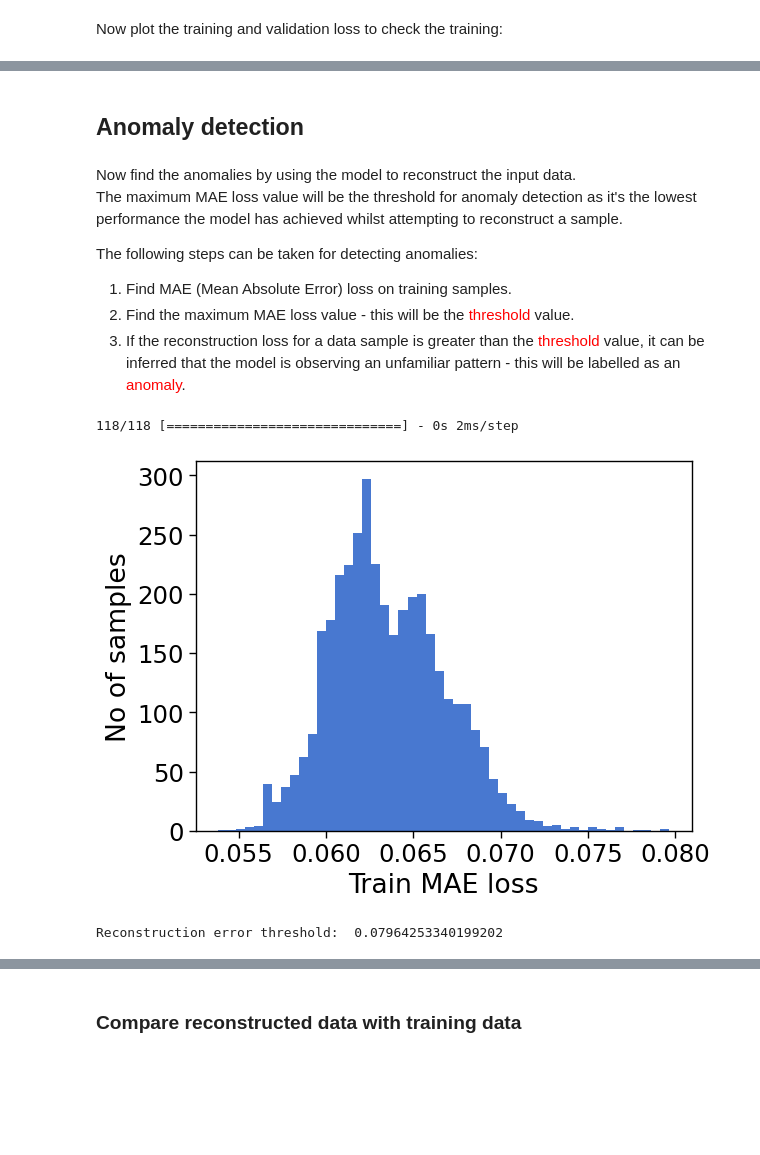
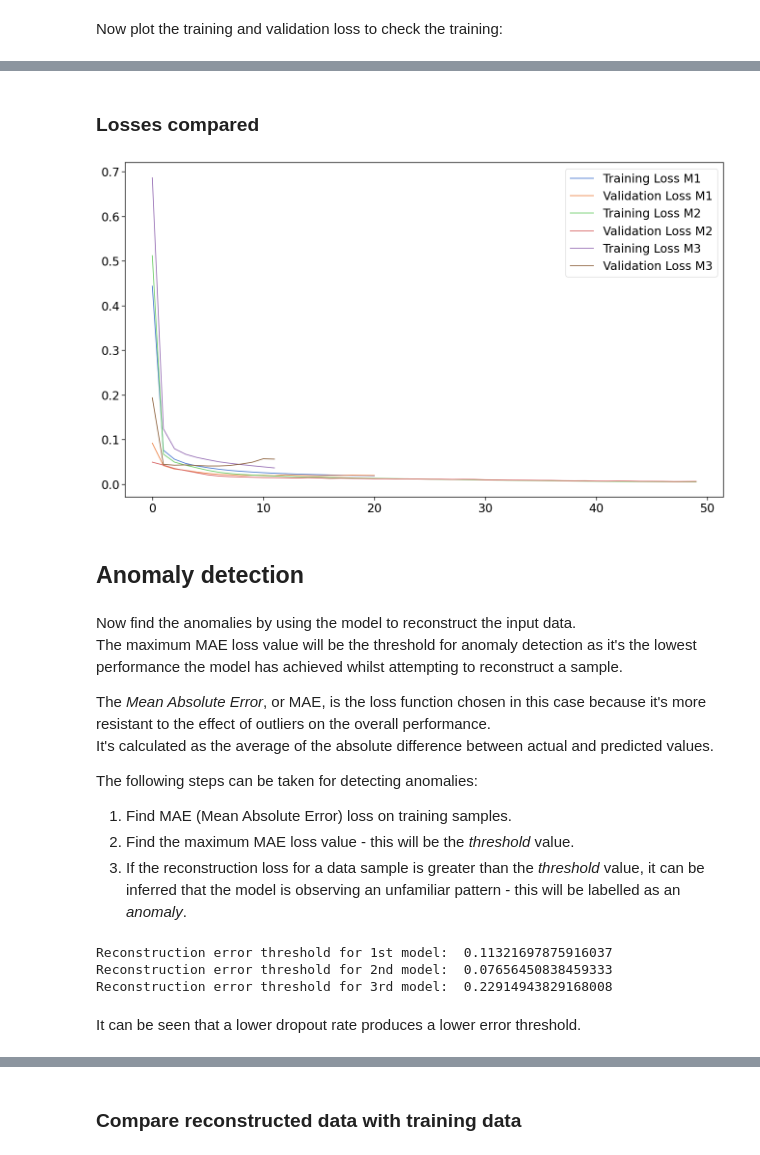
Before and after one commit to fabiofabrizi/ML-and-Stats-Portfolio, a Jupyter notebook: project/Keras Project.ipynb, the cells around one changed output, grey strips where cells are left out. Drawn from its saved outputs; the diff is of its cells as text; code cells hidden in the pictures; blank space fills up the shorter version.

Commit message:
Added models with different dropout rates

```diff
--- a/project/Keras Project.ipynb
+++ b/project/Keras Project.ipynb
@@ -955,0 +1012,11 @@ plt.show()
+# %%
+history2 = model2.fit(
+    x_train,
+    x_train,
+    epochs=50,
+    batch_size=128,
+    validation_split=0.1,
+    callbacks=[
+        keras.callbacks.EarlyStopping(monitor="val_loss", patience=5, mode="min")
+    ],
+)
@@ -956,10 +1123,28 @@ plt.show()
+# %% [markdown]
+### Losses compared
+# %%
+fig, ax = plt.subplots(figsize=(16,9))
+sns.color_palette("magma")
+sns.lineplot(history.history["loss"], label="Training Loss M1")
+sns.lineplot(history.history["val_loss"], label="Validation Loss M1")
+sns.lineplot(history2.history["loss"], label="Training Loss M2")
+sns.lineplot(history2.history["val_loss"], label="Validation Loss M2")
+sns.lineplot(history3.history["loss"], label="Training Loss M3")
+sns.lineplot(history3.history["val_loss"], label="Validation Loss M3")
+plt.legend()
+plt.show()
+# %% [output]
+[figure, added]
 # %% [markdown]
 ## Anomaly detection
 # %% [markdown]
 Now find the anomalies by using the model to reconstruct the input data.<br>
-The maximum MAE loss value will be the threshold for anomaly detection as it's the lowest performance the model has achieved whilst attempting to reconstruct a sample.
+The maximum MAE loss value will be the threshold for anomaly detection as it's the lowest performance the model has achieved whilst attempting to reconstruct a sample.<br>
+
+The *Mean Absolute Error*, or MAE, is the loss function chosen in this case because it's more resistant to the effect of outliers on the overall performance.<br>
+It's calculated as the average of the absolute difference between actual and predicted values.
 
 The following steps can be taken for detecting anomalies:
 1. Find MAE (Mean Absolute Error) loss on training samples.
-2. Find the maximum MAE loss value - this will be the <span style="color:red">threshold</span> value.
-3. If the reconstruction loss for a data sample is greater than the <span style="color:red">threshold</span> value, it can be inferred that the model is observing an unfamiliar pattern - this will be labelled as an <span style="color:red">anomaly</span>.
+2. Find the maximum MAE loss value - this will be the *threshold* value.
+3. If the reconstruction loss for a data sample is greater than the *threshold* value, it can be inferred that the model is observing an unfamiliar pattern - this will be labelled as an *anomaly*.
@@ -966,17 +1165,20 @@ The following steps can be taken for detecting anomalies:
 # %%
-# Get train MAE loss.
-x_train_pred = model.predict(x_train)
-train_mae_loss = np.mean(np.abs(x_train_pred - x_train), axis=1)
-
-plt.hist(train_mae_loss, bins=50)
-plt.xlabel("Train MAE loss")
-plt.ylabel("No of samples")
-plt.show()
+#plt.figure(figsize=(20, 7))
+#plt.hist(train_mae_loss, bins=50)
+#plt.xlabel("Train MAE loss")
+#plt.ylabel("No of samples")
+#plt.show()
 
 # Get reconstruction loss threshold.
-threshold = np.max(train_mae_loss)
-print("Reconstruction error threshold: ", threshold)
+threshold1 = np.max(train_mae_loss)
+threshold2 = np.max(train_mae_loss2)
+threshold3 = np.max(train_mae_loss3)
+print("Reconstruction error threshold for 1st model: ", threshold1)
+print("Reconstruction error threshold for 2nd model: ", threshold2)
+print("Reconstruction error threshold for 3rd model: ", threshold3)
 # %% [output]
-118/118 [==============================] - 0s 2ms/step
+Reconstruction error threshold for 1st model:  0.11321697875916037
+Reconstruction error threshold for 2nd model:  0.07656450838459333
+Reconstruction error threshold for 3rd model:  0.22914943829168008
-[figure, removed]
-Reconstruction error threshold:  0.07964253340199202
+# %% [markdown]
+It can be seen that a lower dropout rate produces a lower error threshold.
```
Also changed, not shown: parts of 130 cells of this notebook.
